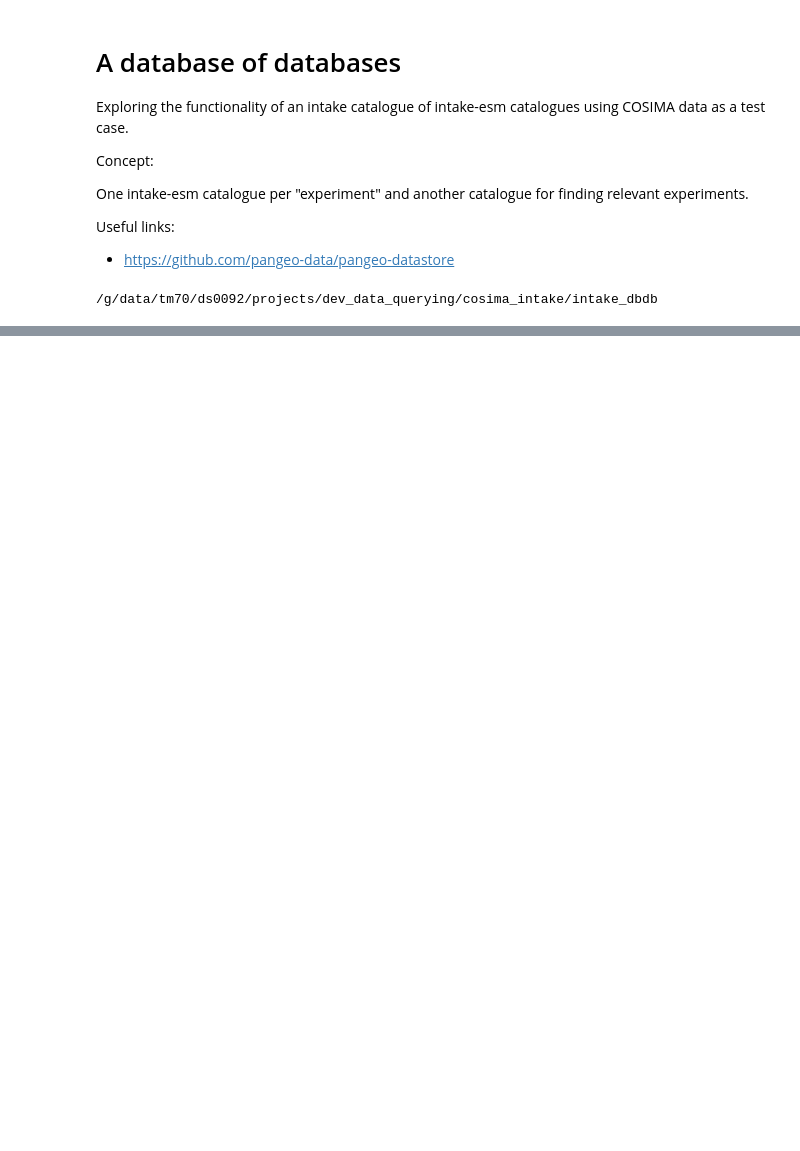
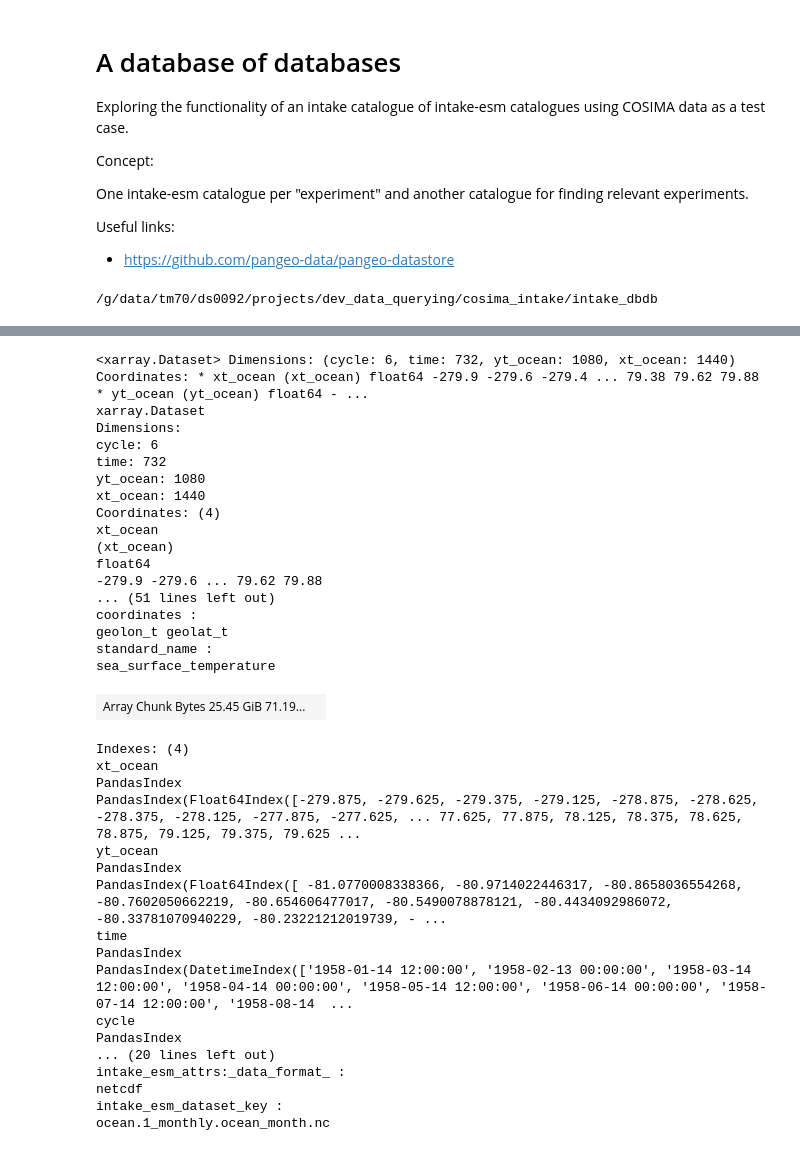
Before and after one commit to ACCESS-NRI/dev_data_querying, a Jupyter notebook: cosima_intake/intake_dbdb/dbdb.ipynb, the cells around one changed output, grey strips where cells are left out. Saved outputs shown, nothing was run; the diff lists cells and outputs as text; code cells hidden in the pictures; blank space fills up the shorter version.

```diff
--- a/cosima_intake/intake_dbdb/dbdb.ipynb
+++ b/cosima_intake/intake_dbdb/dbdb.ipynb
@@ -169,0 +73,38 @@ Wall time: 8.65 s
+# %%
+ds
+# %% [output]
+<xarray.Dataset> Dimensions: (cycle: 6, time: 732, yt_ocean: 1080, xt_ocean: 1440) Coordinates: * xt_ocean (xt_ocean) float64 -279.9 -279.6 -279.4 ... 79.38 79.62 79.88 * yt_ocean (yt_ocean) float64 - ...
+xarray.Dataset
+Dimensions:
+cycle: 6
+time: 732
+yt_ocean: 1080
+xt_ocean: 1440
+Coordinates: (4)
+xt_ocean
+(xt_ocean)
+float64
+-279.9 -279.6 ... 79.62 79.88
+... (51 lines left out)
+coordinates :
+geolon_t geolat_t
+standard_name :
+sea_surface_temperature
+| Array Chunk Bytes 25.45 GiB 71.19... |  |
+Indexes: (4)
+xt_ocean
+PandasIndex
+PandasIndex(Float64Index([-279.875, -279.625, -279.375, -279.125, -278.875, -278.625, -278.375, -278.125, -277.875, -277.625, ... 77.625, 77.875, 78.125, 78.375, 78.625, 78.875, 79.125, 79.375, 79.625 ...
+yt_ocean
+PandasIndex
+PandasIndex(Float64Index([ -81.0770008338366, -80.9714022446317, -80.8658036554268, -80.7602050662219, -80.654606477017, -80.5490078878121, -80.4434092986072, -80.33781070940229, -80.23221212019739, - ...
+time
+PandasIndex
+PandasIndex(DatetimeIndex(['1958-01-14 12:00:00', '1958-02-13 00:00:00', '1958-03-14 12:00:00', '1958-04-14 00:00:00', '1958-05-14 12:00:00', '1958-06-14 00:00:00', '1958-07-14 12:00:00', '1958-08-14  ...
+cycle
+PandasIndex
+... (20 lines left out)
+intake_esm_attrs:_data_format_ :
+netcdf
+intake_esm_dataset_key :
+ocean.1_monthly.ocean_month.nc
```
Also changed, not shown: parts of 19 cells of this notebook, 14 other files.
